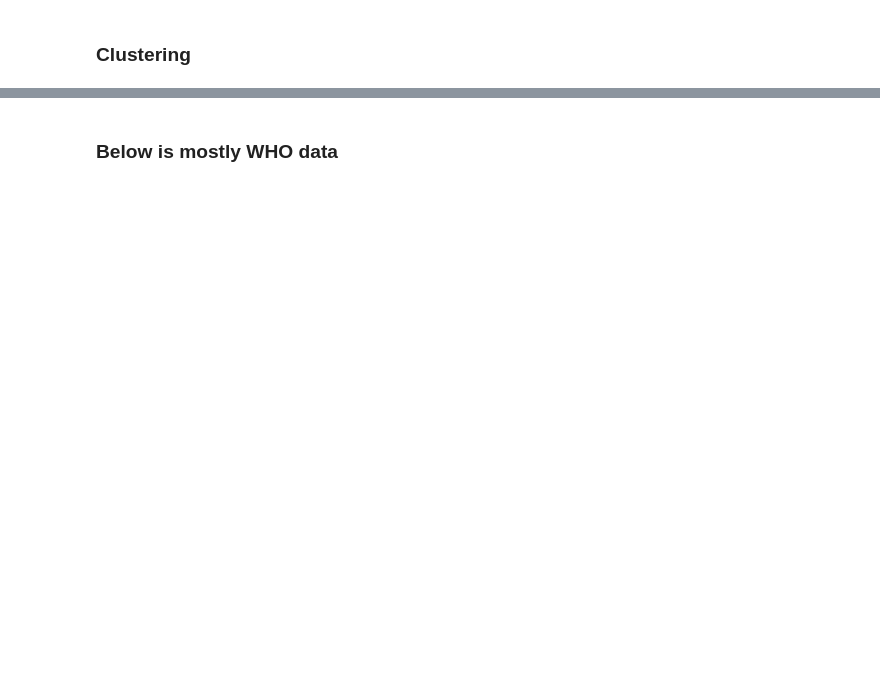
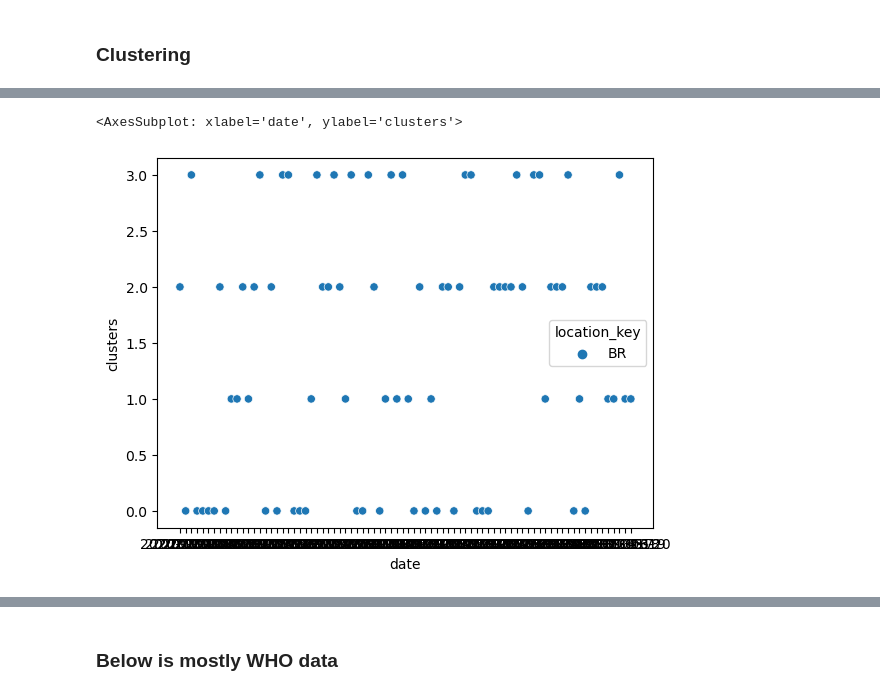
Before and after one commit to ev30/ML_Final_Project, a Jupyter notebook: code/ML_Project.ipynb, the cells around one changed output, grey strips where cells are left out. Saved outputs shown, nothing was run; the diff lists cells and outputs as text; code cells hidden in the pictures; blank space fills up the shorter version.

```diff
--- a/code/ML_Project.ipynb
+++ b/code/ML_Project.ipynb
@@ -573,0 +487,2 @@ k_means_results = run_k_means(covid_mtx, rand_means)
+# %%
+finals_df = clusters_countries_by_date.loc[(clusters_countries_by_date['country_name'] == 'Brazil')]
@@ -573,0 +500,6 @@ k_means_results = run_k_means(covid_mtx, rand_means)
+# %%
+# try to connect the dots with lines
+sns.scatterplot(data=finals_df, x="date", y="clusters", hue='location_key')
+# %% [output]
+<AxesSubplot: xlabel='date', ylabel='clusters'>
+[figure, added]
```
Also changed, not shown: parts of 83 cells of this notebook.
